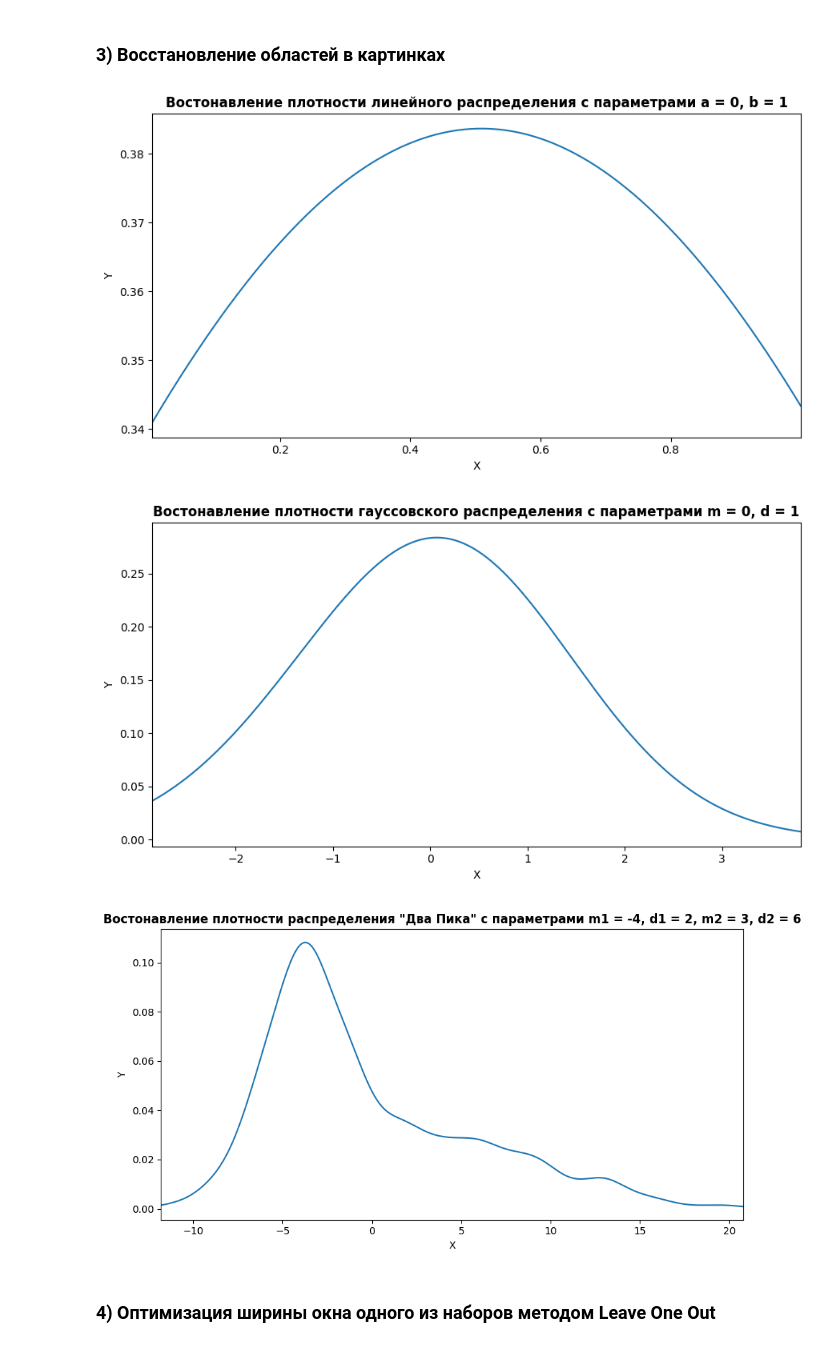
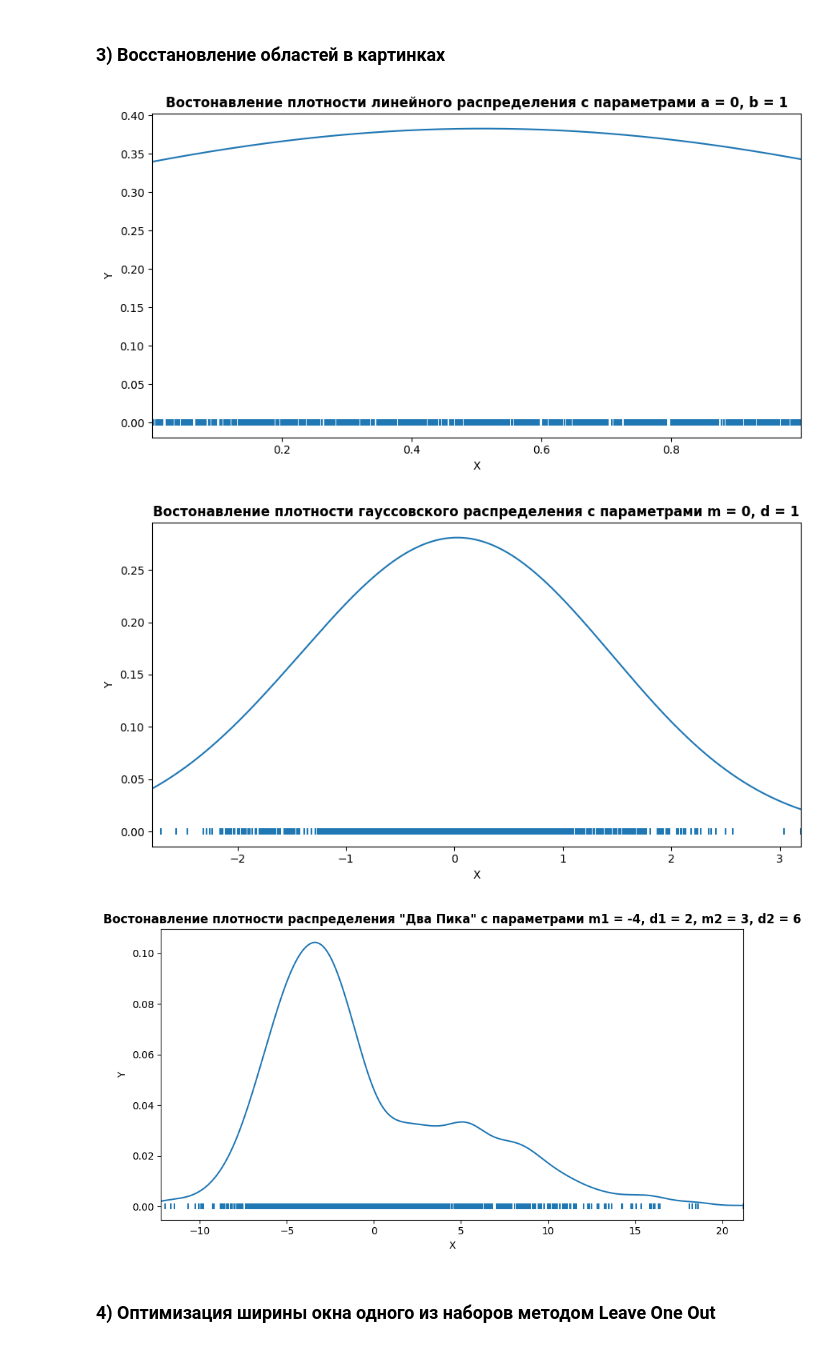
Before and after one commit to GitGood2000/114M_AI, a Jupyter notebook: LAB_05(01)/Lab5.ipynb, the cells around one changed output. Saved outputs shown, nothing was run; the diff lists cells and outputs as text; code cells hidden in the pictures.

```diff
--- a/LAB_05(01)/Lab5.ipynb
+++ b/LAB_05(01)/Lab5.ipynb
@@ -141,10 +141,12 @@ ld_min = min(lin_dat)
 ld_max = max(lin_dat)
 x = np.linspace(ld_min, ld_max, grid_points)
 
+points = np.zeros((1000))
+
 # Создадим график
 fig, ax = plt.subplots(figsize=(9,5))
 ax.plot(x, ParzRozen(x, lin_dat, h=1))
-
+ax.scatter(lin_dat,points, marker = "|")
 
 # Оформление
 ax.set_xlim((ld_min, ld_max))
@@ -165,42 +167,43 @@ x = np.linspace(gau_min, gau_max, grid_points)
 # Создадим график
 fig, ax = plt.subplots(figsize=(9,5))
 ax.plot(x, ParzRozen(x, gau_dat, h=1))
+ax.scatter(gau_dat,points, marker = "|")
 
 
 # Оформление
 ax.set_xlim((gau_min, gau_max))
 ax.set_title('Востонавление плотности гауссовского распределения с параметрами m = 0, d = 1', fontweight='bold')
 ax.set_xlabel('X')
 ax.set_ylabel('Y')
 plt.tight_layout()
 
 # Показ
 plt.show()
 
 # Изобразим график 3
 tp_dat = TwoPeaksData(grid_points)
 tp_min = min(tp_dat)
 tp_max = max(tp_dat)
 x = np.linspace(tp_min, tp_max, grid_points)
 
 # Создадим график
 fig, ax = plt.subplots(figsize=(9,5))
 ax.plot(x, ParzRozen(x, tp_dat, h=1))
-
+ax.scatter(tp_dat,points, marker = "|")
 
 # Оформление
 ax.set_xlim((tp_min, tp_max))
 ax.set_title('Востонавление плотности распределения "Два Пика" с параметрами m1 = -4, d1 = 2, m2 = 3, d2 = 6', fontweight='bold')
 ax.set_xlabel('X')
 ax.set_ylabel('Y')
 plt.tight_layout()
 
 # Показ
 plt.show()
 # %% [output]
-[figure, old version]
+[figure, new version]
-[figure, old version]
+[figure, new version]
-[figure, old version]
+[figure, new version]
 # %% [markdown]
 ### 4) Оптимизация ширины окна одного из наборов методом Leave One Out
 # %% [markdown]
```
Also changed, not shown: parts of 8 cells of this notebook, 3 other files.
